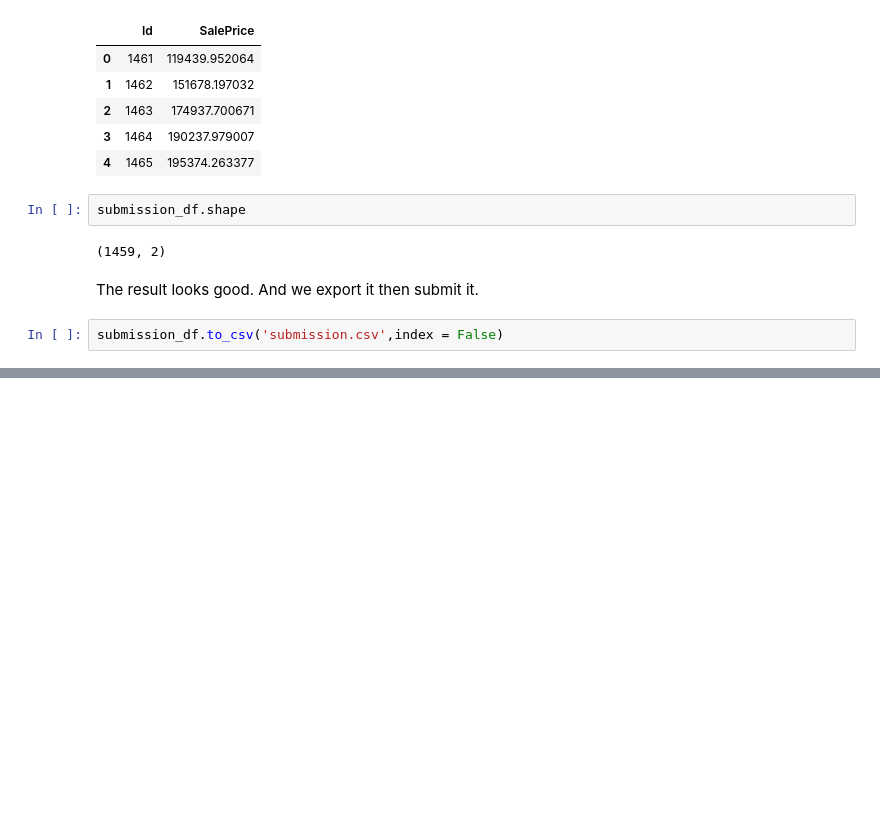
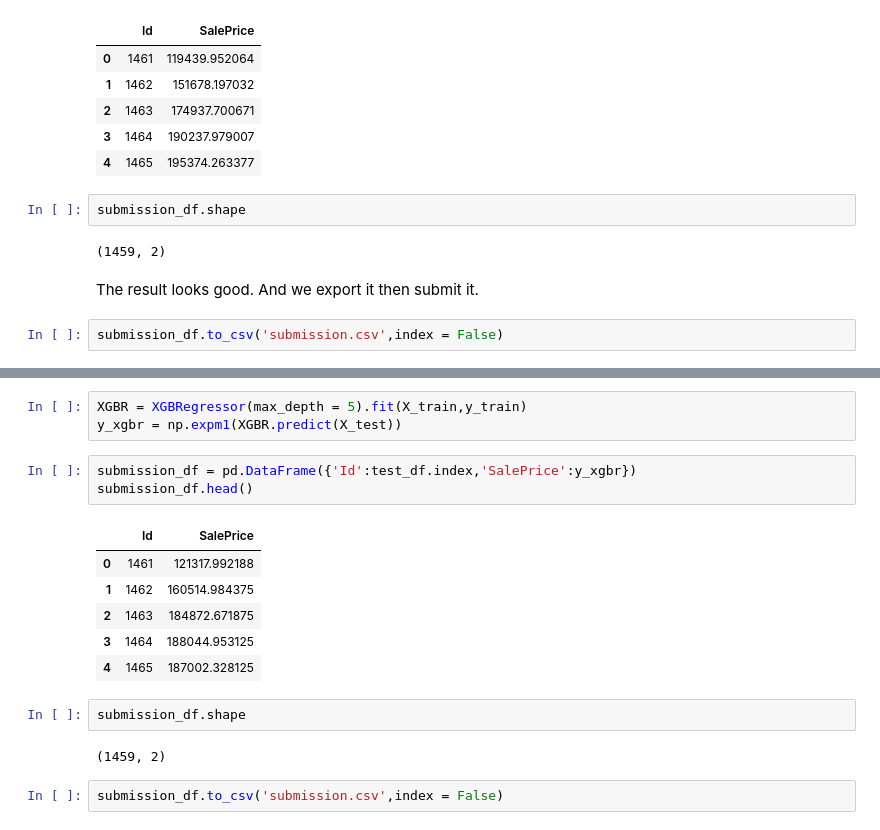
Before and after one commit to lituokobe/Kaggle_House_Price, a Jupyter notebook: House_Price.ipynb, the cells around one changed output, grey strips where cells are left out. Saved outputs shown, nothing was run; the diff lists cells and outputs as text; blank space fills up the shorter version.

```diff
--- a/House_Price.ipynb
+++ b/House_Price.ipynb
@@ -300,0 +381,19 @@ submission_df.to_csv('submission.csv',index = False)
+# %%
+XGBR = XGBRegressor(max_depth = 5).fit(X_train,y_train)
+y_xgbr = np.expm1(XGBR.predict(X_test))
+# %%
+submission_df = pd.DataFrame({'Id':test_df.index,'SalePrice':y_xgbr})
+submission_df.head()
+# %% [output]
+|  | Id | SalePrice |
+| 0 | 1461 | 121317.992188 |
+| 1 | 1462 | 160514.984375 |
+| 2 | 1463 | 184872.671875 |
+| 3 | 1464 | 188044.953125 |
+| 4 | 1465 | 187002.328125 |
+# %%
+submission_df.shape
+# %% [output]
+(1459, 2)
+# %%
+submission_df.to_csv('submission.csv',index = False)
```
Also changed, not shown: parts of 27 cells of this notebook, 1 other file.
